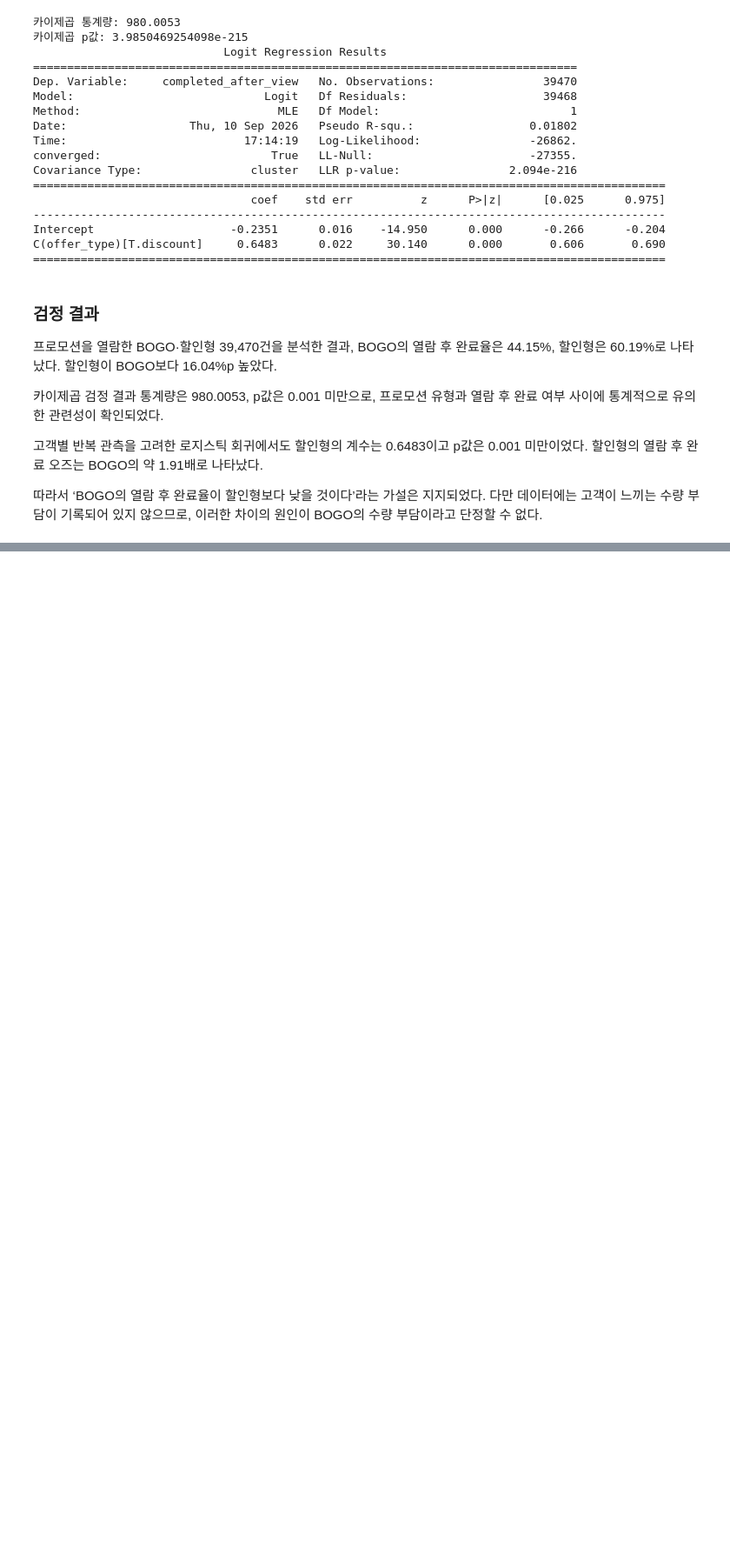
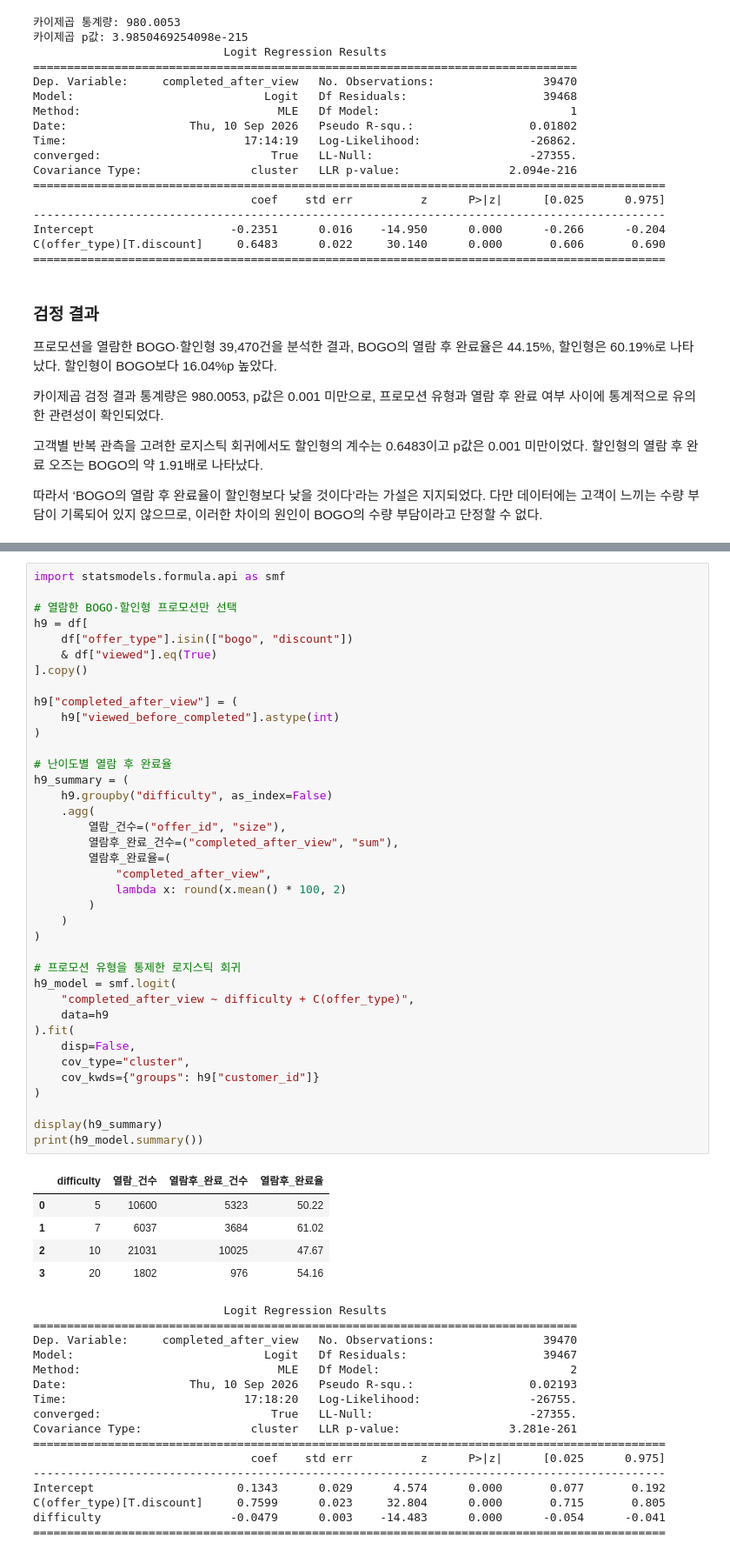
Before and after one commit to ysy3046/starbucks_dashboard, a Jupyter notebook: 05_hypothesis_test.ipynb, the cells around one changed output, grey strips where cells are left out. Shown at 87% size. Drawn from its saved outputs; the diff is of its cells as text; blank space fills up the shorter version.

```diff
--- a/05_hypothesis_test.ipynb
+++ b/05_hypothesis_test.ipynb
@@ -619,0 +636,60 @@ C(offer_type)[T.discount]     0.6483      0.022     30.140      0.000       0.60
+# %%
+import statsmodels.formula.api as smf
+
+# 열람한 BOGO·할인형 프로모션만 선택
+h9 = df[
+    df["offer_type"].isin(["bogo", "discount"])
+    & df["viewed"].eq(True)
+].copy()
+
+h9["completed_after_view"] = (
+    h9["viewed_before_completed"].astype(int)
+)
+
+# 난이도별 열람 후 완료율
+h9_summary = (
+    h9.groupby("difficulty", as_index=False)
+    .agg(
+        열람_건수=("offer_id", "size"),
+        열람후_완료_건수=("completed_after_view", "sum"),
+        열람후_완료율=(
+            "completed_after_view",
+            lambda x: round(x.mean() * 100, 2)
+        )
+    )
+)
+
+# 프로모션 유형을 통제한 로지스틱 회귀
+h9_model = smf.logit(
+    "completed_after_view ~ difficulty + C(offer_type)",
+    data=h9
+).fit(
+    disp=False,
+    cov_type="cluster",
+    cov_kwds={"groups": h9["customer_id"]}
+)
+
+display(h9_summary)
+print(h9_model.summary())
+# %% [output]
+|  | difficulty | 열람_건수 | 열람후_완료_건수 | 열람후_완료율 |
+| 0 | 5 | 10600 | 5323 | 50.22 |
+| 1 | 7 | 6037 | 3684 | 61.02 |
+| 2 | 10 | 21031 | 10025 | 47.67 |
+| 3 | 20 | 1802 | 976 | 54.16 |
+                            Logit Regression Results
+================================================================================
+Dep. Variable:     completed_after_view   No. Observations:                39470
+Model:                            Logit   Df Residuals:                    39467
+Method:                             MLE   Df Model:                            2
+Date:                  Thu, 10 Sep 2026   Pseudo R-squ.:                 0.02193
+Time:                          17:18:20   Log-Likelihood:                -26755.
+converged:                         True   LL-Null:                       -27355.
+Covariance Type:                cluster   LLR p-value:                3.281e-261
+=============================================================================================
+                                coef    std err          z      P>|z|      [0.025      0.975]
+---------------------------------------------------------------------------------------------
+Intercept                     0.1343      0.029      4.574      0.000       0.077       0.192
+C(offer_type)[T.discount]     0.7599      0.023     32.804      0.000       0.715       0.805
+difficulty                   -0.0479      0.003    -14.483      0.000      -0.054      -0.041
+=============================================================================================
```
Also changed, not shown: parts of 18 cells of this notebook.
